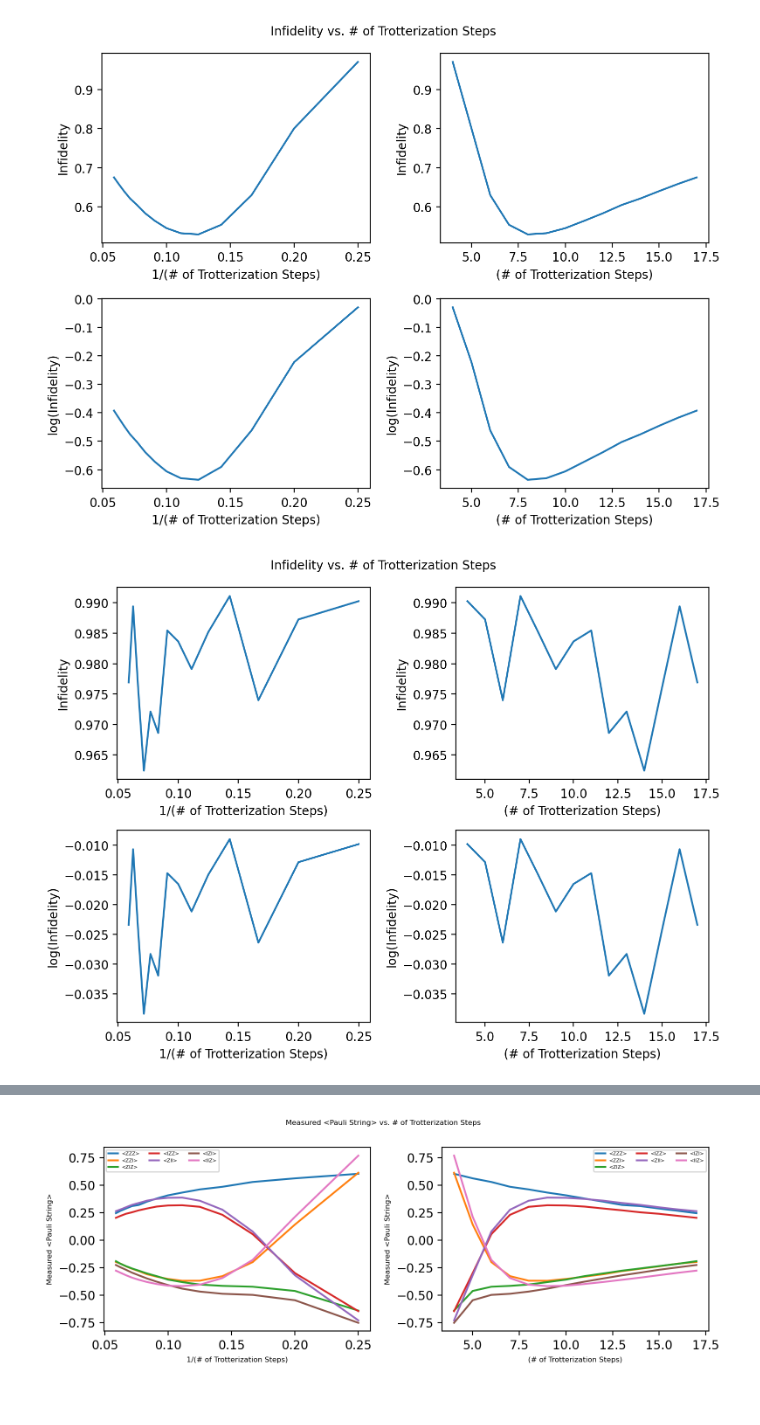
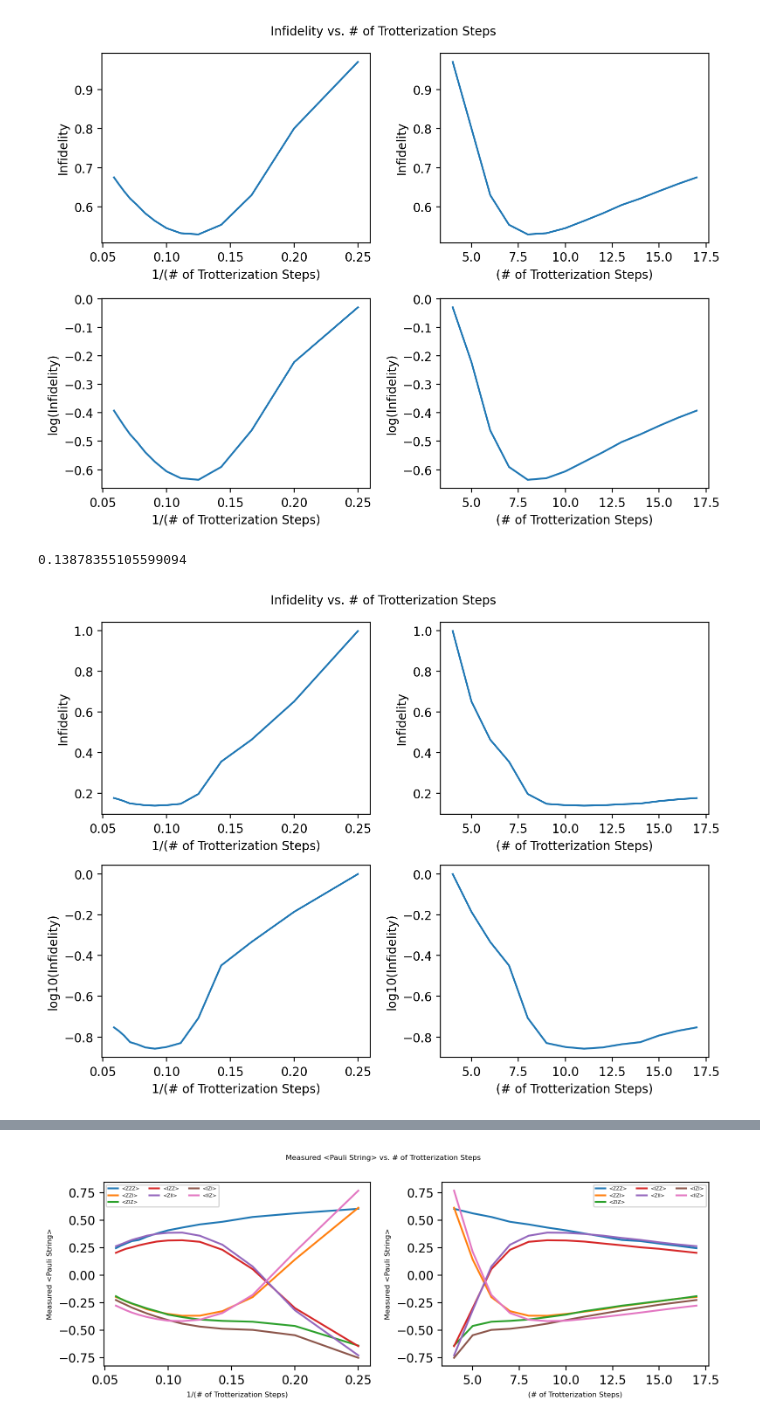
Before and after one commit to Phionx/trotts, a Jupyter notebook: explore/zne_unitary_folding_noise_sim.ipynb, the cells around one changed output, grey strips where cells are left out. Cells and saved outputs as stored; diff of their text form; code cells hidden in the pictures.

```diff
--- a/explore/zne_unitary_folding_noise_sim.ipynb
+++ b/explore/zne_unitary_folding_noise_sim.ipynb
@@ -61,9 +61,9 @@ results = np.load('data/3cnot_noise_sim_unitary_folding_results_20220423__112000
 # %% [markdown]
 # Run Analysis
 # %%
-meas_fitter = gen_meas_fitter(backend=sim)
+meas_fitter = gen_meas_fitter(backend=sim_noisy_jakarta)
 # %%
-res_analysis = run_analysis(results)#, meas_fitter=meas_fitter)
+res_analysis = run_analysis(results, meas_fitter=meas_fitter)
 # %% [output]
 Running Measurement Calibration:
 Generating Data Maps:
@@ -90,8 +90,10 @@ axs = plot_fidelities(res_analysis)
 [figure]
 # %%
 axs = plot_fidelities(res_analysis, key="uf_infid", data_key="analysis")
+res_analysis["analysis"][11]["uf_infid"]
 # %% [output]
+0.13878355105599094
-[figure, old version]
+[figure, new version]
 # %%
 axs = plot_parity(res_analysis, sweep_param_parser=unitary_folding_parser_factory(n=17), x_label="$\lambda$")
 # %% [output]
```
Also changed, not shown: parts of 4 cells of this notebook, 2 other files.
